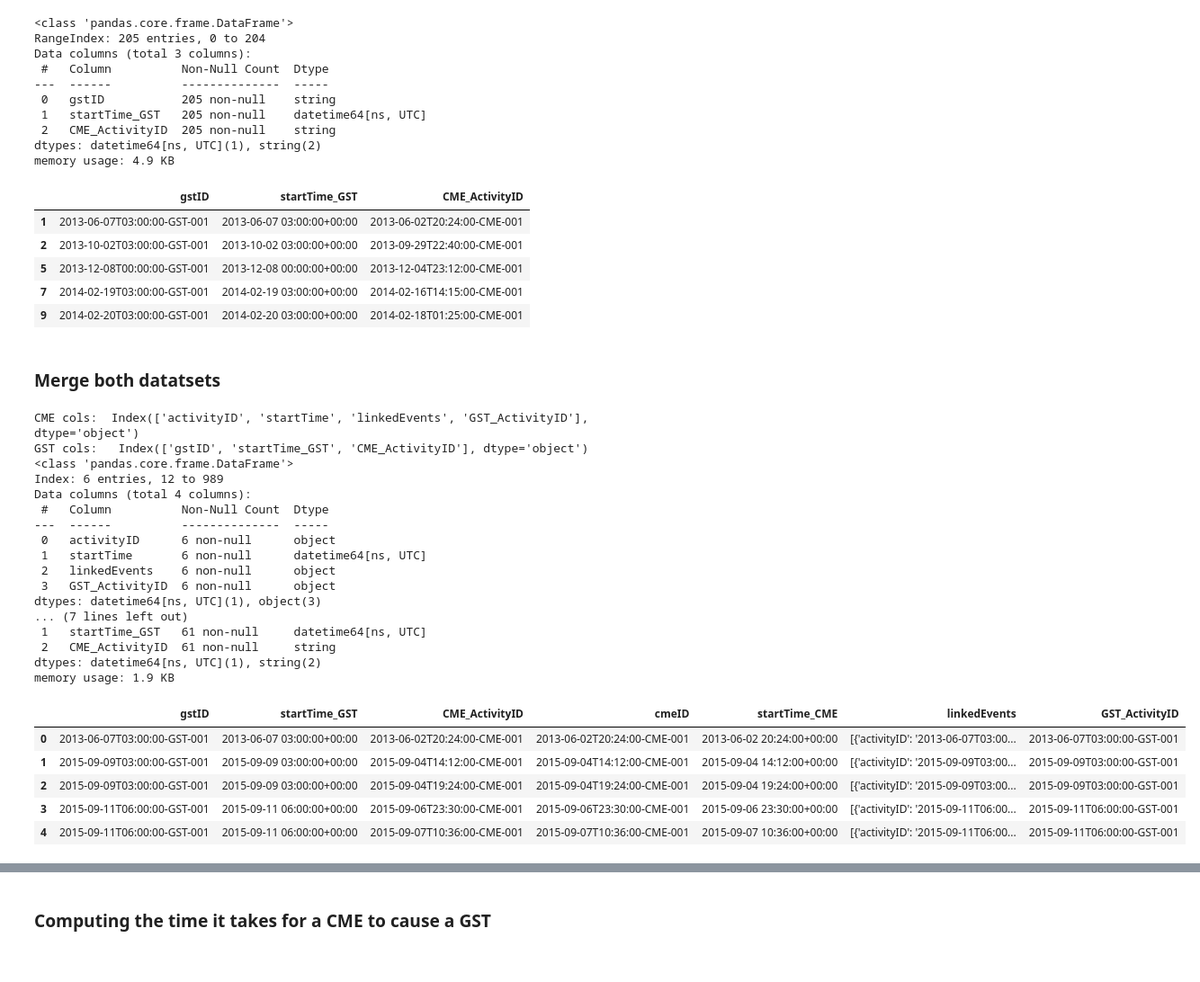
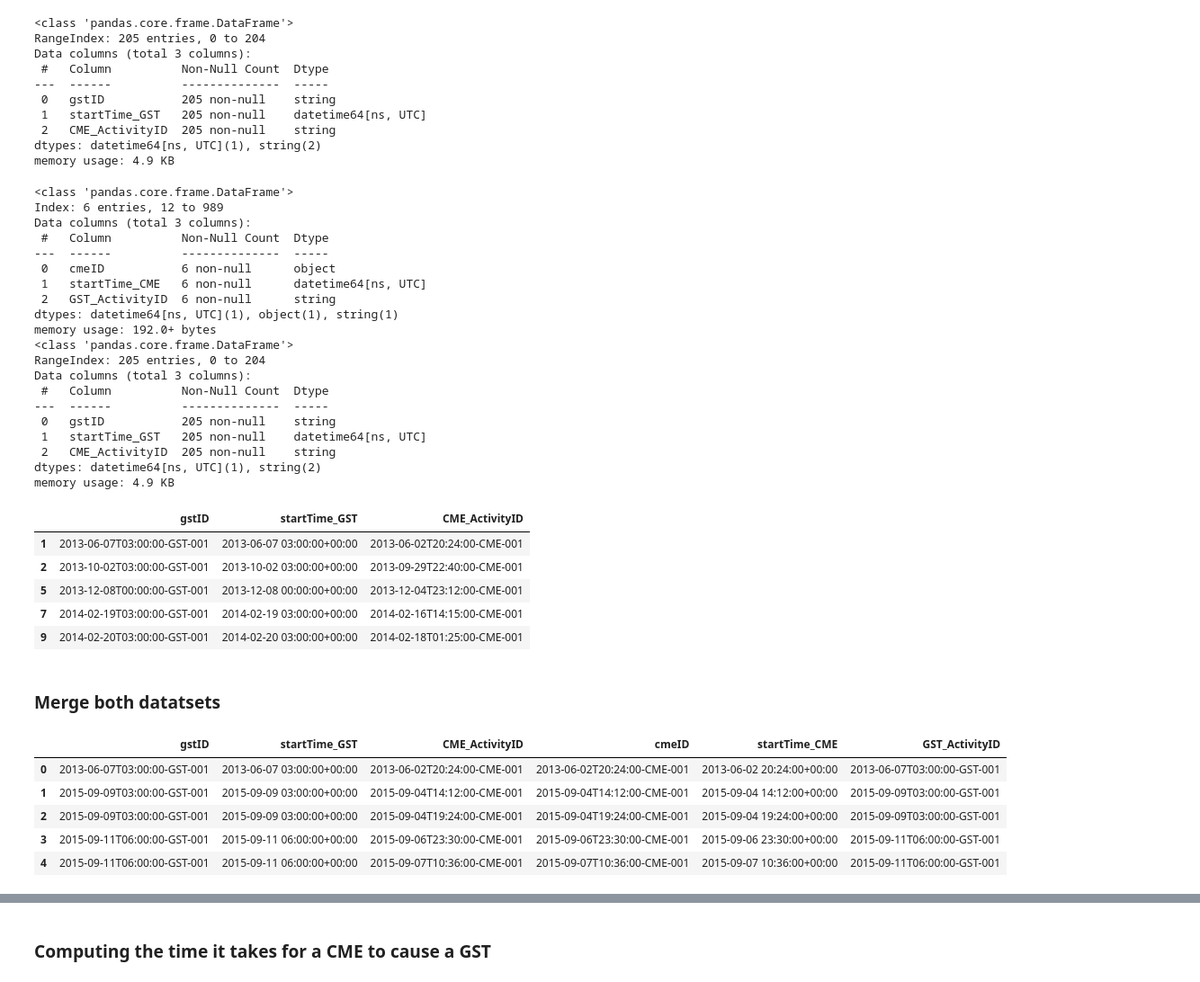
Before and after one commit to harrismhurley/data-sourcing-challenge, a Jupyter notebook: retrieve_data.ipynb, the cells around one changed output, grey strips where cells are left out. Shown: that part at 90% size. Cells and saved outputs as stored; diff of their text form; code cells hidden in the pictures.

```diff
--- a/retrieve_data.ipynb
+++ b/retrieve_data.ipynb
@@ -207,15 +207,15 @@ dtypes: object(4)
 memory usage: 32.1+ KB
 # %%
 # Convert the 'GST_ActivityID' column to string format
-filtered_df['GST_ActivityID'] = filtered_df['GST_ActivityID'].astype(str)
+filtered_df['GST_ActivityID'] = filtered_df['GST_ActivityID'].astype('string')
 # Convert startTime to datetime format
 filtered_df['startTime'] = pd.to_datetime(filtered_df['startTime'])
+
 # Rename startTime to startTime_CME and activityID to cmeID
-filtered_df.rename(columns={'startTime': 'startTime_CME',
-                            'activityID': 'cmeID'})
+filtered_df = filtered_df.rename(columns={'startTime': 'startTime_CME',
+                                          'activityID': 'cmeID'})
 # Drop linkedEvents
-filtered_df.drop(columns=['linkedEvents'])
-
+filtered_df = filtered_df.drop(columns=['linkedEvents'])
 # Verify that all steps were executed correctly
 filtered_df.info()
 # %% [output]
@@ -233,6 +232,10 @@ memory usage: 32.1+ KB
 # %%
 # We are only interested in CMEs related to GSTs so keep only rows where the GST_ActivityID column contains 'GST'
 # use the method 'contains()' from the str library.
-filtered_df = filtered_df[filtered_df['GST_ActivityID'].str.contains('GST', na=False)]
+print(filtered_df['cmeID'].nunique())
+print(filtered_df['cmeID'].value_counts())
+print(filtered_df.duplicated().sum())
+filtered_df = filtered_df[filtered_df['GST_ActivityID'].str.contains('GST', case=False, na=False)]
 filtered_df
+filtered_df.info()
 # %% [output]
@@ -404,9 +417,32 @@ memory usage: 4.9 KB
 # %%
 # We are only interested in GSTs related to CMEs so keep only rows where the CME_ActivityID column contains 'CME'
 # use the method 'contains()' from the str library.
+filtered_df.info()
+filtered_gst_df.info()
+
 filtered_gst_df = filtered_gst_df[filtered_gst_df['CME_ActivityID'].str.contains('CME', na=False)]
 filtered_gst_df.head()
 # %% [output]
+<class 'pandas.core.frame.DataFrame'>
+Index: 6 entries, 12 to 989
+Data columns (total 3 columns):
+ #   Column          Non-Null Count  Dtype
+---  ------          --------------  -----
+ 0   cmeID           6 non-null      object
+ 1   startTime_CME   6 non-null      datetime64[ns, UTC]
+ 2   GST_ActivityID  6 non-null      string
+dtypes: datetime64[ns, UTC](1), object(1), string(1)
+memory usage: 192.0+ bytes
+<class 'pandas.core.frame.DataFrame'>
+RangeIndex: 205 entries, 0 to 204
+Data columns (total 3 columns):
+ #   Column          Non-Null Count  Dtype
+---  ------          --------------  -----
+ 0   gstID           205 non-null    string
+ 1   startTime_GST   205 non-null    datetime64[ns, UTC]
+ 2   CME_ActivityID  205 non-null    string
+dtypes: datetime64[ns, UTC](1), string(2)
+memory usage: 4.9 KB
 |  | gstID | startTime_GST | CME_ActivityID |
 | 1 | 2013-06-07T03:00:00-GST-001 | 2013-06-07 03:00:00+00:00 | 2013-06-02T20:24:00-CME-001 |
 | 2 | 2013-10-02T03:00:00-GST-001 | 2013-10-02 03:00:00+00:00 | 2013-09-29T22:40:00-CME-001 |
@@ -417,45 +453,17 @@ filtered_gst_df.head()
 ### Merge both datatsets
 # %%
 # Now merge both datasets using 'gstID' and 'CME_ActivityID' for gst and 'GST_ActivityID' and 'cmeID' for cme. Use the 'left_on' and 'right_on' specifiers.
-
-print("CME cols: ", filtered_df.columns)
-print("GST cols:  ", filtered_gst_df.columns)
-
-filtered_df.info()
-filtered_gst_df.info()
-
-# Rename columns if needed to match the expected merge keys
-filtered_df = filtered_df.rename(columns={'activityID': 'cmeID', 'startTime': 'startTime_CME'})
-filtered_gst_df = filtered_gst_df.rename(columns={'activityID': 'gstID', 'startTime': 'startTime_GST'})
-
 final_merged_df = pd.merge(filtered_gst_df, filtered_df,
                            left_on=['gstID', 'CME_ActivityID'],
                            right_on=['GST_ActivityID', 'cmeID'])
 final_merged_df.head()
 # %% [output]
-CME cols:  Index(['activityID', 'startTime', 'linkedEvents', 'GST_ActivityID'], dtype='object')
-GST cols:   Index(['gstID', 'startTime_GST', 'CME_ActivityID'], dtype='object')
-<class 'pandas.core.frame.DataFrame'>
-Index: 6 entries, 12 to 989
-Data columns (total 4 columns):
- #   Column          Non-Null Count  Dtype
----  ------          --------------  -----
- 0   activityID      6 non-null      object
- 1   startTime       6 non-null      datetime64[ns, UTC]
- 2   linkedEvents    6 non-null      object
- 3   GST_ActivityID  6 non-null      object
-dtypes: datetime64[ns, UTC](1), object(3)
-... (7 lines left out)
- 1   startTime_GST   61 non-null     datetime64[ns, UTC]
- 2   CME_ActivityID  61 non-null     string
-dtypes: datetime64[ns, UTC](1), string(2)
-memory usage: 1.9 KB
-|  | gstID | startTime_GST | CME_ActivityID | cmeID | startTime_CME | linkedEvents | GST_ActivityID |
-| 0 | 2013-06-07T03:00:00-GST-001 | 2013-06-07 03:00:00+00:00 | 2013-06-02T20:24:00-CME-001 | 2013-06-02T20:24:00-CME-001 | 2013-06-02 20:24:00+00:00 | [{'activityID': '2013-06-07T03:00... | 2013-06-07T03:00:00-GST-001 |
-| 1 | 2015-09-09T03:00:00-GST-001 | 2015-09-09 03:00:00+00:00 | 2015-09-04T14:12:00-CME-001 | 2015-09-04T14:12:00-CME-001 | 2015-09-04 14:12:00+00:00 | [{'activityID': '2015-09-09T03:00... | 2015-09-09T03:00:00-GST-001 |
-| 2 | 2015-09-09T03:00:00-GST-001 | 2015-09-09 03:00:00+00:00 | 2015-09-04T19:24:00-CME-001 | 2015-09-04T19:24:00-CME-001 | 2015-09-04 19:24:00+00:00 | [{'activityID': '2015-09-09T03:00... | 2015-09-09T03:00:00-GST-001 |
-| 3 | 2015-09-11T06:00:00-GST-001 | 2015-09-11 06:00:00+00:00 | 2015-09-06T23:30:00-CME-001 | 2015-09-06T23:30:00-CME-001 | 2015-09-06 23:30:00+00:00 | [{'activityID': '2015-09-11T06:00... | 2015-09-11T06:00:00-GST-001 |
-| 4 | 2015-09-11T06:00:00-GST-001 | 2015-09-11 06:00:00+00:00 | 2015-09-07T10:36:00-CME-001 | 2015-09-07T10:36:00-CME-001 | 2015-09-07 10:36:00+00:00 | [{'activityID': '2015-09-11T06:00... | 2015-09-11T06:00:00-GST-001 |
+|  | gstID | startTime_GST | CME_ActivityID | cmeID | startTime_CME | GST_ActivityID |
+| 0 | 2013-06-07T03:00:00-GST-001 | 2013-06-07 03:00:00+00:00 | 2013-06-02T20:24:00-CME-001 | 2013-06-02T20:24:00-CME-001 | 2013-06-02 20:24:00+00:00 | 2013-06-07T03:00:00-GST-001 |
+| 1 | 2015-09-09T03:00:00-GST-001 | 2015-09-09 03:00:00+00:00 | 2015-09-04T14:12:00-CME-001 | 2015-09-04T14:12:00-CME-001 | 2015-09-04 14:12:00+00:00 | 2015-09-09T03:00:00-GST-001 |
+| 2 | 2015-09-09T03:00:00-GST-001 | 2015-09-09 03:00:00+00:00 | 2015-09-04T19:24:00-CME-001 | 2015-09-04T19:24:00-CME-001 | 2015-09-04 19:24:00+00:00 | 2015-09-09T03:00:00-GST-001 |
+| 3 | 2015-09-11T06:00:00-GST-001 | 2015-09-11 06:00:00+00:00 | 2015-09-06T23:30:00-CME-001 | 2015-09-06T23:30:00-CME-001 | 2015-09-06 23:30:00+00:00 | 2015-09-11T06:00:00-GST-001 |
+| 4 | 2015-09-11T06:00:00-GST-001 | 2015-09-11 06:00:00+00:00 | 2015-09-07T10:36:00-CME-001 | 2015-09-07T10:36:00-CME-001 | 2015-09-07 10:36:00+00:00 | 2015-09-11T06:00:00-GST-001 |
 # %%
 # Verify that the new DataFrame has the same number of rows as cme and gst
 final_merged_df.info()
```
Also changed, not shown: parts of 5 cells of this notebook, 1 other file.
